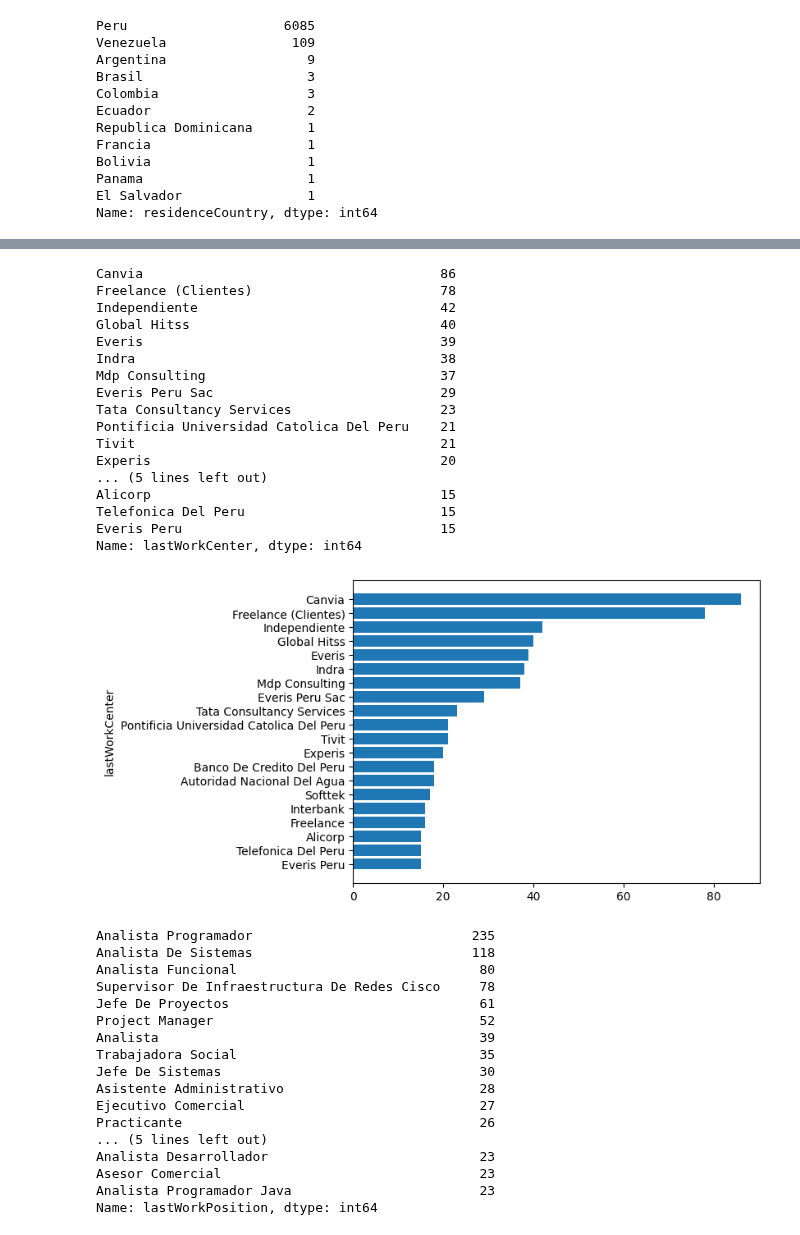
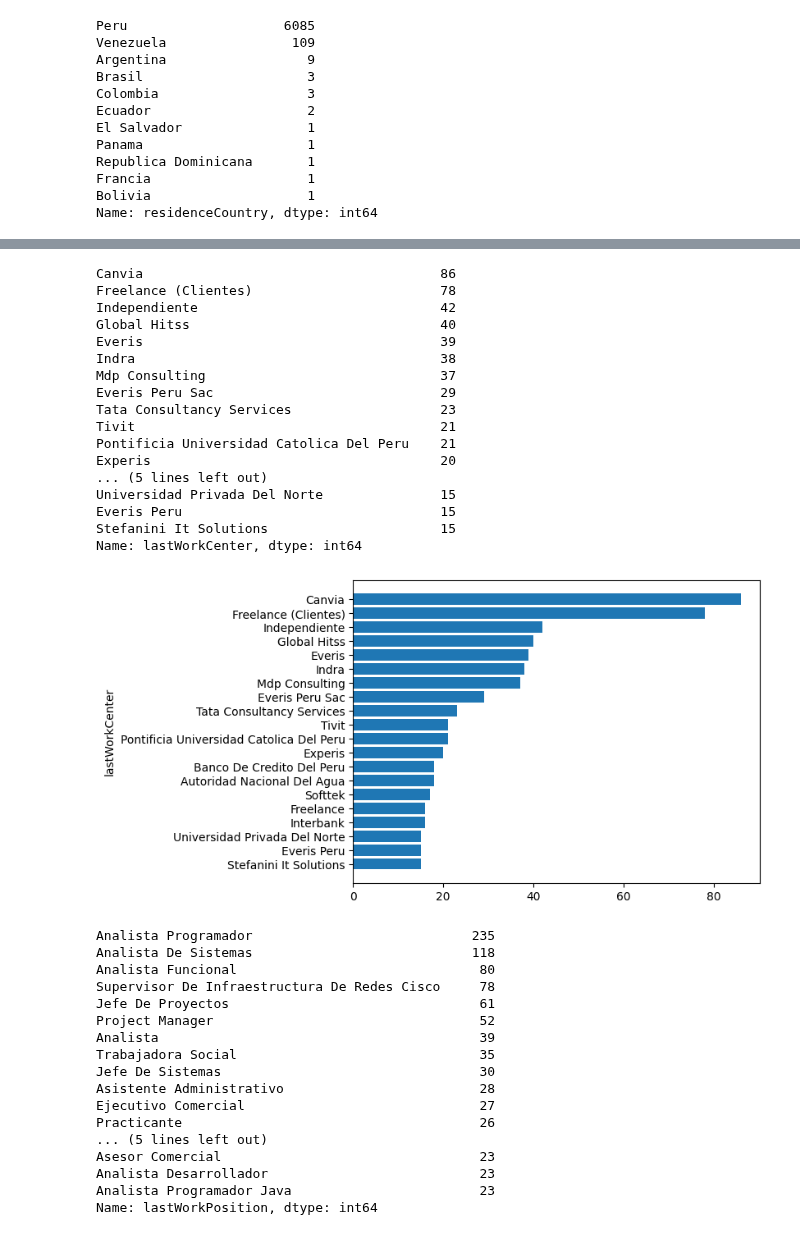
Before and after one commit to RonaldoNolasco/personal-thesis-development, a Jupyter notebook: 1-data-understanding/data-understanding.ipynb, the cells around one changed output, grey strips where cells are left out. Saved outputs shown, nothing was run; the diff lists cells and outputs as text; code cells hidden in the pictures.

Commit message:
sorting data by date, changes to modelling output metrics list

```diff
--- a/1-data-understanding/data-understanding.ipynb
+++ b/1-data-understanding/data-understanding.ipynb
@@ -228,7 +228,7 @@ def getCandidateBumeran(file, encoding, stringLog):
         rawPostulationDate = spanDates2[3].text
         postulationDate = datetime.datetime.strptime(spanDates2[3].text, "%A, %B %d, %Y %I:%M %p")
 
-      candidateData["postulationDate"] = postulationDate.strftime("%Y-%m-%d")
+      candidateData["postulationDate"] = postulationDate.strftime("%Y-%m-%d %H:%M")
 
       # Definiendo los colores a usar para las búsquedas según las fechas
       # En la fecha 2020-06-11 cambio el color de los titulos de cada sección
@@ -350,9 +350,9 @@ def getCandidateBumeran(file, encoding, stringLog):
     candidateData = {}
     #print(file)
     stringLog = stringLog + str(file) + "\n"
-    print()
+    #print(traceback.format_exc())
     stringLog = stringLog + traceback.format_exc() + "\n"
-    print()
+    #print()
     stringLog = stringLog + "\n"
     pass
 
@@ -654,7 +654,10 @@ def iterateFiles(files, source):
   data = []
 
   # Iterando por cada archivo
-  for file in files:
+  for index, file in enumerate(files):
+    if (index % 100 == 0):
+      print(str(index) + "/" + str(len(files)) + " archivos analizados")
+
     # Obteniendo el encoding por cada archivo
     encoding, stringLog = getEncodingBumeran(file, stringLog) if source == 'bumeran' else getEncodingLinkedin(file, stringLog)
 
@@ -665,7 +668,10 @@ def iterateFiles(files, source):
     if (candidate):
       data.append(candidate)
 
-  return data, stringLog
+  # Realizando un ordenamiento por fecha de postulación, en orden descendente
+  sortedData = sorted(data, key=lambda x: (x["postulationDate"]), reverse=True)
+
+  return sortedData, stringLog
 # %%
 def readAndWriteMain(source):
   # Definiendo la carpeta raiz de los archivos a buscar, según el origen
@@ -702,11 +708,8 @@ def visualizeData(mergedMainData):
 
   print(df.count())
 
-  #columns = ["profileName", "residenceCountry"]
-  #columns = ["lastWorkCenter", "lastWorkPosition", "yearsOfExperience", "worksNumber"]
-  #columns = ["studyCenter", "careerField", "careerStatus", "careerDegree", "studiesNumber"]
-  #columns = ["technicalSkills", "languages", "anotherSkills", "references", "salary"]
-  columns = ["profileName", "residenceCountry", "lastWorkCenter", "lastWorkPosition", "yearsOfExperience", "worksNumber", "studyCenter", "careerField", "careerStatus", "careerDegree", "studiesNumber", "technicalSkills", "languages", "anotherSkills", "salary"]
+  columns = [elem for elem in df.columns if elem not in ["postulationDate", "candidateName"]]
+
   for column in columns:
     top10 = df[column].value_counts()[:dataVisualizationTopLimit]
     print(top10)
@@ -725,9 +728,9 @@ def main():
   # El dataset principal que sea el de bumeran
   # Los otros archivos que solo se usen para actualizar la variable objetivo
   # Esto porque los otros orígenes están incompletos y costaría llenar los campos (incluso el excel que se hizo)
-  isLoadedBumeran = False
+  isLoadedBumeran = True
   isLoadedLinkedin = True
-  isMergedMain = False
+  isMergedMain = True
   #False
 
   # Leyendo o calculando bumeran
@@ -779,9 +782,9 @@ Argentina                  9
 Brasil                     3
 Colombia                   3
 Ecuador                    2
+El Salvador                1
+Panama                     1
 Republica Dominicana       1
 Francia                    1
 Bolivia                    1
-Panama                     1
-El Salvador                1
 Name: residenceCountry, dtype: int64
@@ -789,21 +792,21 @@ Name: residenceCountry, dtype: int64
 Canvia                                      86
 Freelance (Clientes)                        78
 Independiente                               42
 Global Hitss                                40
 Everis                                      39
 Indra                                       38
 Mdp Consulting                              37
 Everis Peru Sac                             29
 Tata Consultancy Services                   23
+Tivit                                       21
 Pontificia Universidad Catolica Del Peru    21
-Tivit                                       21
 Experis                                     20
 ... (5 lines left out)
-Alicorp                                     15
-Telefonica Del Peru                         15
+Universidad Privada Del Norte               15
 Everis Peru                                 15
+Stefanini It Solutions                      15
 Name: lastWorkCenter, dtype: int64
-[figure, old version]
+[figure, new version]
 Analista Programador                            235
 Analista De Sistemas                            118
 Analista Funcional                               80
@@ -817,7 +820,7 @@ Asistente Administrativo                         28
 Ejecutivo Comercial                              27
 Practicante                                      26
 ... (5 lines left out)
+Asesor Comercial                                 23
 Analista Desarrollador                           23
-Asesor Comercial                                 23
 Analista Programador Java                        23
 Name: lastWorkPosition, dtype: int64
```
Also changed, not shown: parts of 1 cell of this notebook, 13 other files.
